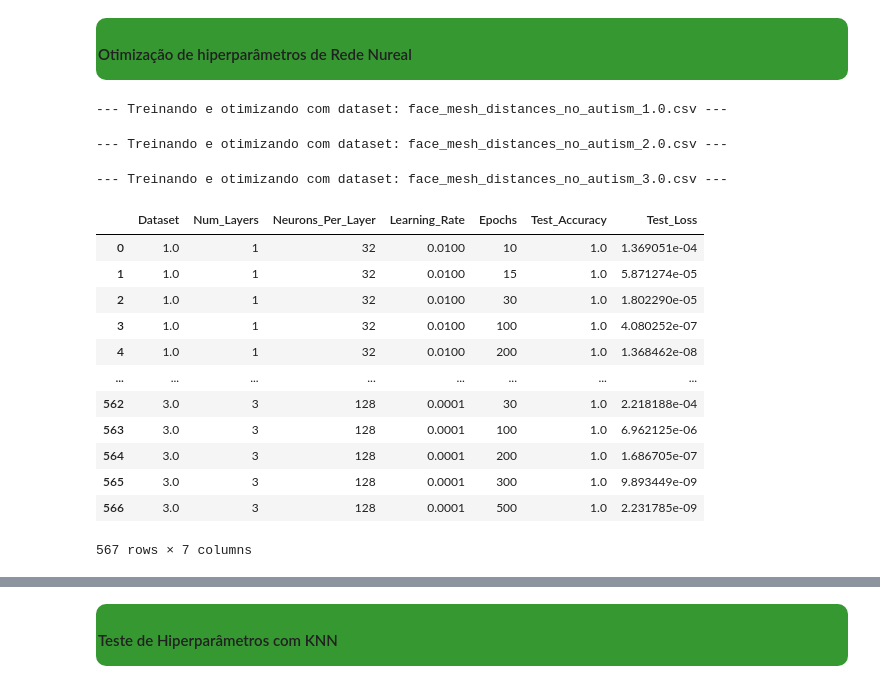
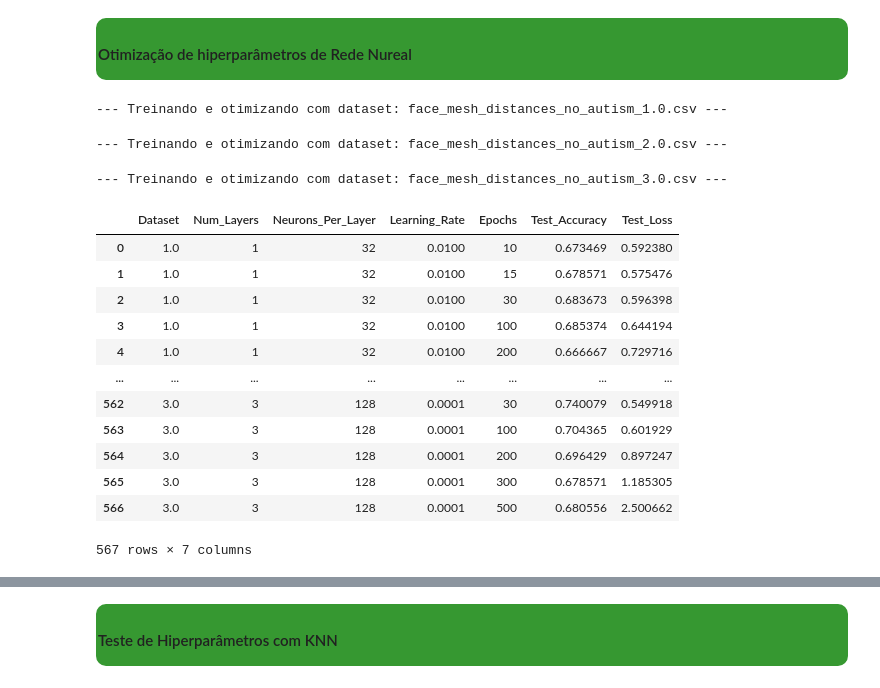
Before and after one commit to GeorgeAlexsander/AutismDetectWithML, a Jupyter notebook: notebooks/autism_condition_classification/autism_condition_classification.ipynb, the cells around one changed output, grey strips where cells are left out. Drawn from its saved outputs; the diff is of its cells as text; code cells hidden in the pictures.

```diff
--- a/notebooks/autism_condition_classification/autism_condition_classification.ipynb
+++ b/notebooks/autism_condition_classification/autism_condition_classification.ipynb
@@ -1199,16 +1071,16 @@ def load_and_prepare_data(dataset_suffix):
     df_no_autism_anthropometric = pd.read_csv(f"../../data/preprocessed_landmark/face_mesh_distances_no_autism_{dataset_suffix}.csv")
     df_with_autism_anthropometric = pd.read_csv(f"../../data/preprocessed_landmark/face_mesh_distances_with_autism_{dataset_suffix}.csv")
 
-    # Supondo que temos as colunas de interesse e a coluna de rótulo pronta
-    df_no_autism_anthropometric['label'] = 0
-    df_with_autism_anthropometric['label'] = 1
+    # Remover a coluna 'samples' e utilizar 'class' como rótulo
+    df_no_autism_anthropometric = df_no_autism_anthropometric.drop(columns=['samples'], errors='ignore')  # Remover 'samples'
+    df_with_autism_anthropometric = df_with_autism_anthropometric.drop(columns=['samples'], errors='ignore')  # Remover 'samples'
 
     # Concatenar os dois DataFrames
     df_combined = pd.concat([df_no_autism_anthropometric, df_with_autism_anthropometric])
 
     # Separar em X (características) e y (rótulos)
-    X = df_combined.drop('label', axis=1)
-    y = df_combined['label']
+    X = df_combined.drop('class', axis=1)  # Remover a coluna 'class' para usar como rótulo
+    y = df_combined['class']  # A coluna 'class' contém os rótulos (0 ou 1)
 
     # Dividir os dados em conjuntos de treinamento e teste
     X_train, X_test, y_train, y_test = train_test_split(X, y, test_size=0.2, random_state=42)
@@ -1268,45 +1140,43 @@ for dataset_suffix in ['1.0', '2.0', '3.0']:
                     model = build_model(num_layers, units_per_layer, learning_rate)
 
                     # Treinar o modelo
                     history = model.fit(X_train, y_train, epochs=epochs, batch_size=32, validation_data=(X_test, y_test), verbose=0)
 
                     # Avaliar o desempenho no conjunto de teste
                     test_loss, test_accuracy = model.evaluate(X_test, y_test, verbose=0)
 
                     # Armazenar os resultados na lista
                     results_summary.append({
                         'Dataset': dataset_suffix,
                         'Num_Layers': num_layers,
                         'Neurons_Per_Layer': neurons,
                         'Learning_Rate': learning_rate,
                         'Epochs': epochs,
                         'Test_Accuracy': test_accuracy,
                         'Test_Loss': test_loss
                     })
 
-# Após o loop, exibir os resultados em uma nova célula
-import pandas as pd
 
 # Criar DataFrame com os resultados armazenados
 results_df_RN = pd.DataFrame(results_summary)
 
 # Exibir a tabela de resultados
 display(results_df_RN)
 # %% [output]
 --- Treinando e otimizando com dataset: face_mesh_distances_no_autism_1.0.csv ---
 --- Treinando e otimizando com dataset: face_mesh_distances_no_autism_2.0.csv ---
 --- Treinando e otimizando com dataset: face_mesh_distances_no_autism_3.0.csv ---
 |  | Dataset | Num_Layers | Neurons_Per_Layer | Learning_Rate | Epochs | Test_Accuracy | Test_Loss |
-| 0 | 1.0 | 1 | 32 | 0.0100 | 10 | 1.0 | 1.369051e-04 |
-| 1 | 1.0 | 1 | 32 | 0.0100 | 15 | 1.0 | 5.871274e-05 |
-| 2 | 1.0 | 1 | 32 | 0.0100 | 30 | 1.0 | 1.802290e-05 |
-| 3 | 1.0 | 1 | 32 | 0.0100 | 100 | 1.0 | 4.080252e-07 |
-| 4 | 1.0 | 1 | 32 | 0.0100 | 200 | 1.0 | 1.368462e-08 |
+| 0 | 1.0 | 1 | 32 | 0.0100 | 10 | 0.673469 | 0.592380 |
+| 1 | 1.0 | 1 | 32 | 0.0100 | 15 | 0.678571 | 0.575476 |
+| 2 | 1.0 | 1 | 32 | 0.0100 | 30 | 0.683673 | 0.596398 |
+| 3 | 1.0 | 1 | 32 | 0.0100 | 100 | 0.685374 | 0.644194 |
+| 4 | 1.0 | 1 | 32 | 0.0100 | 200 | 0.666667 | 0.729716 |
 | ... | ... | ... | ... | ... | ... | ... | ... |
-| 562 | 3.0 | 3 | 128 | 0.0001 | 30 | 1.0 | 2.218188e-04 |
-| 563 | 3.0 | 3 | 128 | 0.0001 | 100 | 1.0 | 6.962125e-06 |
-| 564 | 3.0 | 3 | 128 | 0.0001 | 200 | 1.0 | 1.686705e-07 |
-| 565 | 3.0 | 3 | 128 | 0.0001 | 300 | 1.0 | 9.893449e-09 |
-| 566 | 3.0 | 3 | 128 | 0.0001 | 500 | 1.0 | 2.231785e-09 |
+| 562 | 3.0 | 3 | 128 | 0.0001 | 30 | 0.740079 | 0.549918 |
+| 563 | 3.0 | 3 | 128 | 0.0001 | 100 | 0.704365 | 0.601929 |
+| 564 | 3.0 | 3 | 128 | 0.0001 | 200 | 0.696429 | 0.897247 |
+| 565 | 3.0 | 3 | 128 | 0.0001 | 300 | 0.678571 | 1.185305 |
+| 566 | 3.0 | 3 | 128 | 0.0001 | 500 | 0.680556 | 2.500662 |
 567 rows × 7 columns
 # %%
```
Also changed, not shown: parts of 9 cells of this notebook.
